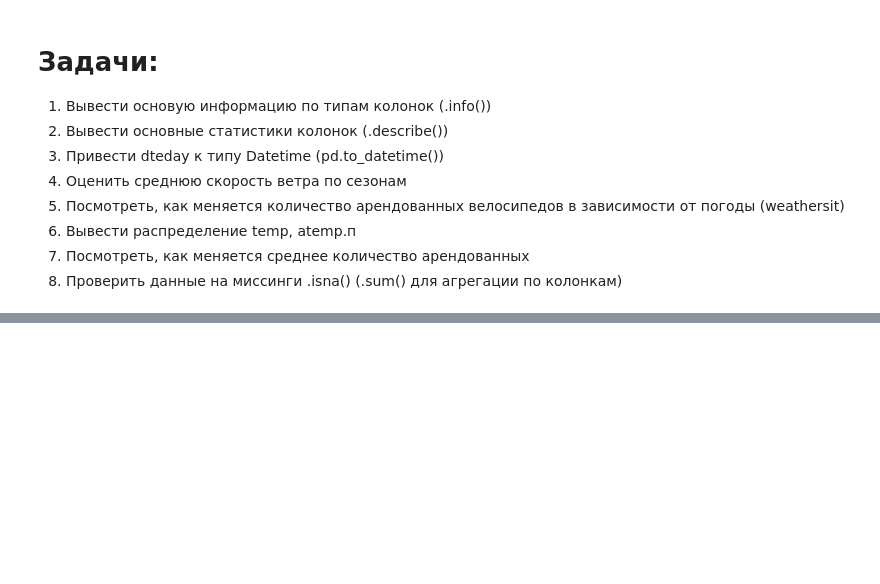
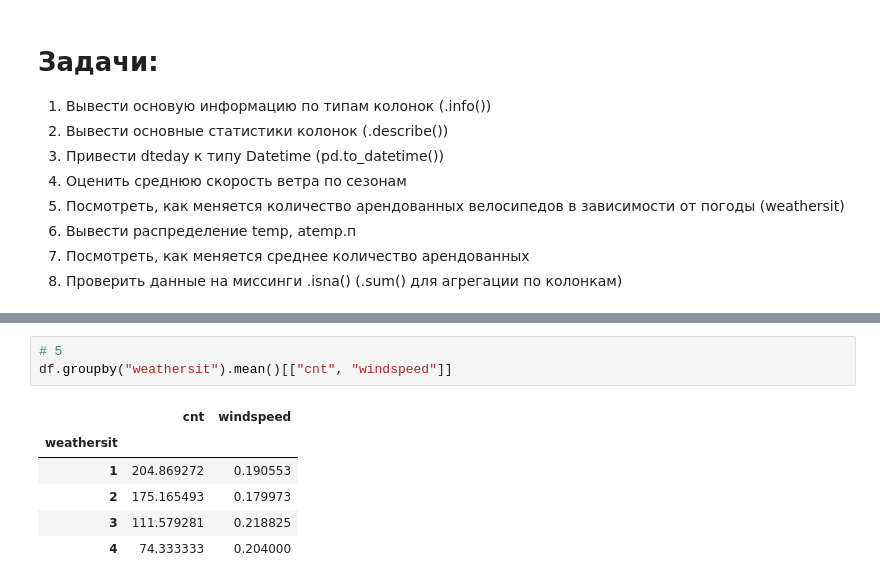
Before and after one commit to l3lush/nn_architecture_misis, a Jupyter notebook: seminars/01-python-intro.ipynb, the cells around one changed output, grey strips where cells are left out. Drawn from its saved outputs; the diff is of its cells as text; blank space fills up the shorter version.

```diff
--- a/seminars/01-python-intro.ipynb
+++ b/seminars/01-python-intro.ipynb
@@ -585,0 +640,10 @@ df.head()
+# %%
+# 5
+df.groupby("weathersit").mean()[["cnt", "windspeed"]]
+# %% [output]
+|  | cnt | windspeed |
+| weathersit |  |  |
+| 1 | 204.869272 | 0.190553 |
+| 2 | 175.165493 | 0.179973 |
+| 3 | 111.579281 | 0.218825 |
+| 4 | 74.333333 | 0.204000 |
```
Also changed, not shown: parts of 26 cells of this notebook, 5 other files.
